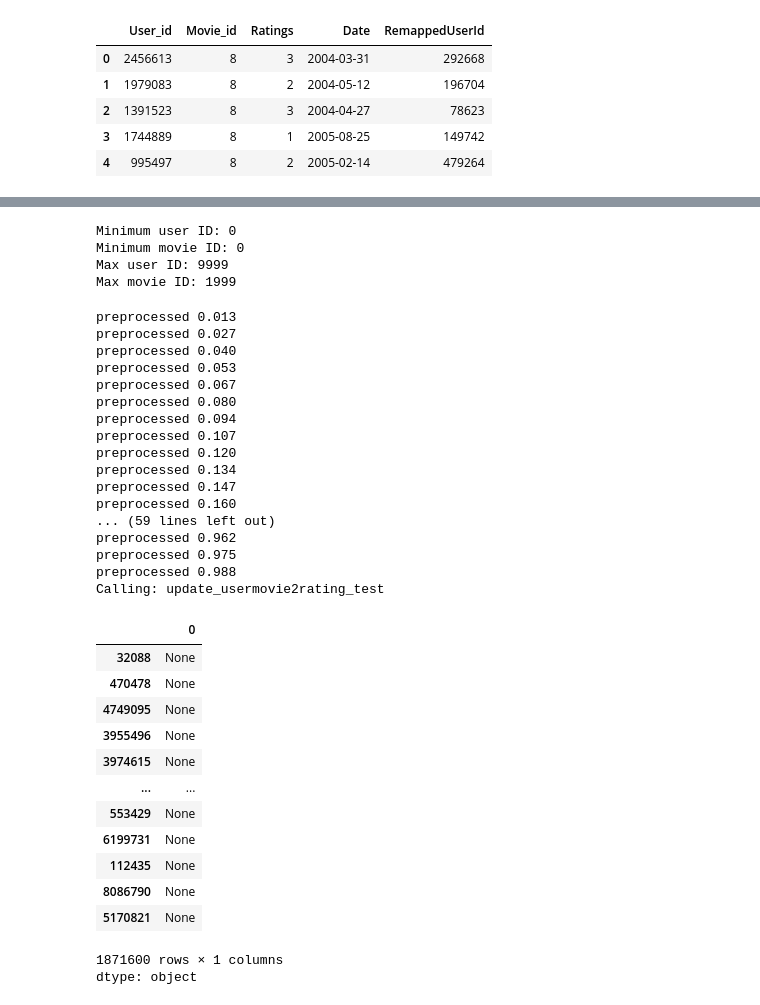
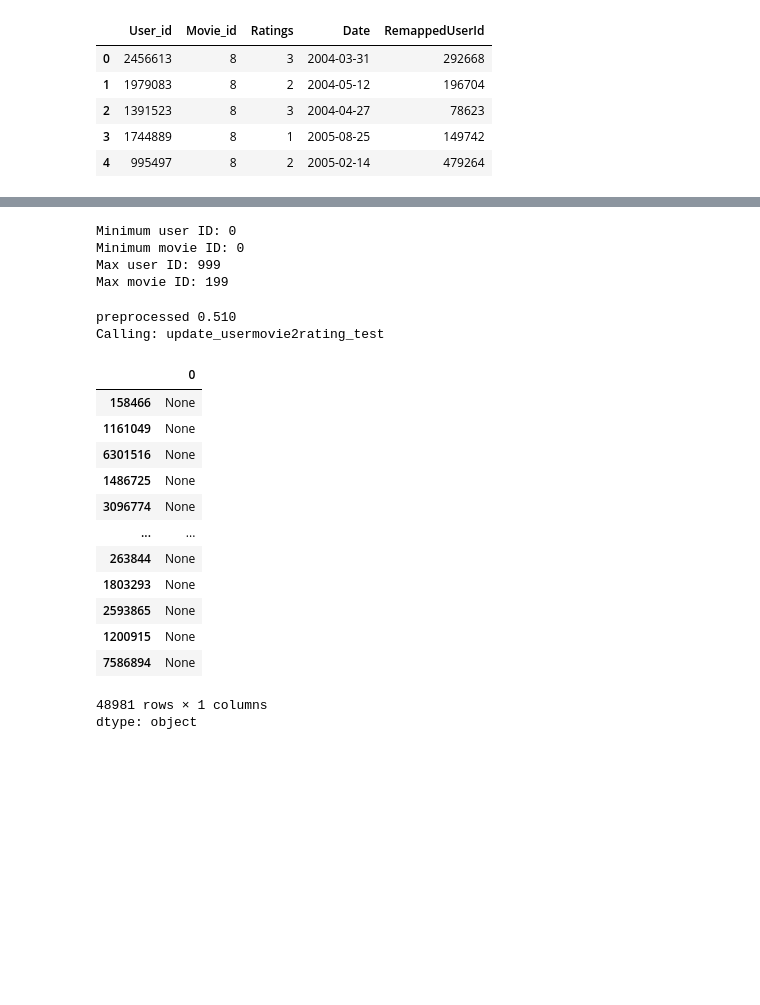
Before and after one commit to PranavShashidhara/Movie-Recommendation-system, a Jupyter notebook: Dictionaries.ipynb, the cells around one changed output, grey strips where cells are left out. Saved outputs shown, nothing was run; the diff lists cells and outputs as text; code cells hidden in the pictures; blank space fills up the shorter version.

Commit message:
Modified the code to add shrinking of the dataset as the dataset was too huge for User-User recommendations.

```diff
--- a/Dictionaries.ipynb
+++ b/Dictionaries.ipynb
@@ -42,15 +42,15 @@ data_df.head()
 # %%
 # Remapping both user Id's and Movie'Ids
 user_ids_count = Counter(data_df.RemappedUserId)
-movie_ids_count = Counter(data_df.RemappedUserId)
-n = 10000
-m = 2000
-user_ids = data_df['RemappedUserId'].unique()
-movie_ids = data_df['Movie_id'].unique()
+movie_ids_count = Counter(data_df.Movie_id)
+n = 1000
+m = 200
+user_ids = [str(u) for u, c in user_ids_count.most_common(n)]
+movie_ids = [str(m) for m, c in movie_ids_count.most_common(m)]
 
-data_df['RemappedUserId'] = data_df['RemappedUserId'].astype(int)
-data_df['Movie_id'] = data_df['Movie_id'].astype(int)
-df_small = data_df.copy()
+data_df['RemappedUserId'] = data_df['RemappedUserId'].astype(str)
+data_df['Movie_id'] = data_df['Movie_id'].astype(str)
+df_small = data_df[data_df['RemappedUserId'].isin(user_ids) & data_df['Movie_id'].isin(movie_ids)].copy()
 
 new_user_id_map = {}
 i = 0
@@ -137,10 +129,10 @@ print(f"Max movie ID: {df_small['Movie_id'].max()}")
 # %% [output]
 Minimum user ID: 0
 Minimum movie ID: 0
-Max user ID: 9999
-Max movie ID: 1999
+Max user ID: 999
+Max movie ID: 199
 # %%
-N = df_small.RemappedUserId.max()
+N = df_small.User_id.max()
 df_small.Movie_id.max()
 df_small = shuffle(df_small)
 cutoff = int(0.8*len(df_small))
@@ -156,63 +148,48 @@ def update_user2movie_and_movie2user(row):
   count +=1
   if count % 100000 == 0:
     print("preprocessed %.3f" % (float(count)/cutoff))
   #print(row)
-  i = int(row.RemappedUserId)
+  i = int(row.User_id)
   j = int(row.Movie_id)
   if i not in user2movie:
     user2movie[i] = [j]
   else:
     user2movie[i].append(j)
 
   if j not in movie2user:
     movie2user[j] = [i]
   else:
     movie2user[j].append(i)
   usermovie2rating[(i, j)] = row.Ratings
 df_train.apply(update_user2movie_and_movie2user, axis=1)
 
 print("Calling: update_usermovie2rating_test")
 count = 0
 usermovie2rating_test = {}
 def update_usermovie2rating(row):
   global count
   count +=1
-  i = int(row.RemappedUserId)
+  i = int(row.User_id)
   j = int(row.Movie_id)
   usermovie2rating_test[(i, j)] = row.Ratings
 
 df_test.apply(update_usermovie2rating, axis=1)
 # %% [output]
-preprocessed 0.013
-preprocessed 0.027
-preprocessed 0.040
-preprocessed 0.053
-preprocessed 0.067
-preprocessed 0.080
-preprocessed 0.094
-preprocessed 0.107
-preprocessed 0.120
-preprocessed 0.134
-preprocessed 0.147
-preprocessed 0.160
-... (59 lines left out)
-preprocessed 0.962
-preprocessed 0.975
-preprocessed 0.988
+preprocessed 0.510
 Calling: update_usermovie2rating_test
 |  | 0 |
-| 32088 | None |
-| 470478 | None |
-| 4749095 | None |
-| 3955496 | None |
-| 3974615 | None |
+| 158466 | None |
+| 1161049 | None |
+| 6301516 | None |
+| 1486725 | None |
+| 3096774 | None |
 | ... | ... |
-| 553429 | None |
-| 6199731 | None |
-| 112435 | None |
-| 8086790 | None |
-| 5170821 | None |
+| 263844 | None |
+| 1803293 | None |
+| 2593865 | None |
+| 1200915 | None |
+| 7586894 | None |
-1871600 rows × 1 columns
+48981 rows × 1 columns
 dtype: object
 # %%
 with open('user2movie.json', 'wb') as f:
```
Also changed, not shown: parts of 6 cells of this notebook.
